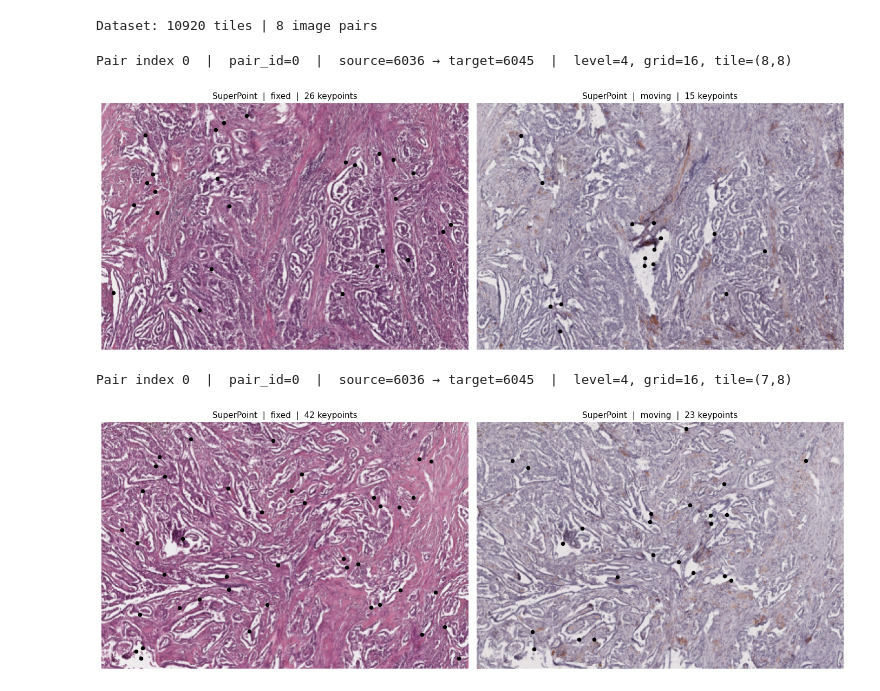
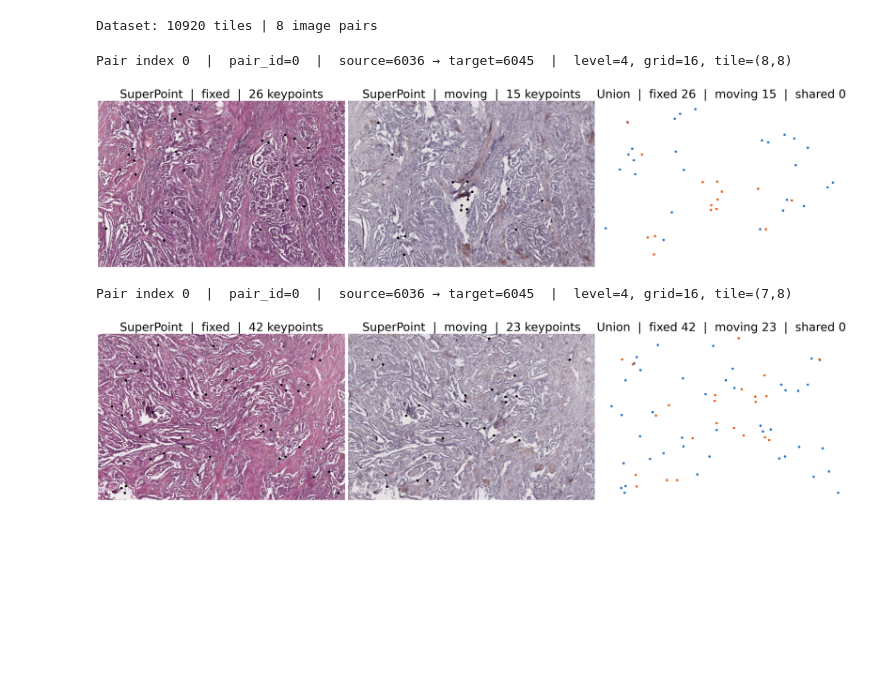
Before and after one commit to fusiongodo/medical-image-registration, a Jupyter notebook: explore/visualize_union.ipynb, the cells around one changed output. Drawn from its saved outputs; the diff is of its cells as text; code cells hidden in the pictures; blank space fills up the shorter version.

```diff
--- a/explore/visualize_union.ipynb
+++ b/explore/visualize_union.ipynb
@@ -82,7 +82,9 @@ def visualize_superpoint(
     fixed_display = to_rgb(sample["fixed_vis"]) if color else fixed_gray
     moving_display = to_rgb(sample["moving_vis"]) if color else moving_gray
 
-    fig, (ax_fixed, ax_moving, ax_union) = plt.subplots(1, 3, figsize=(21, 6))
+    fig, (ax_fixed, ax_moving, ax_union) = plt.subplots(
+        1, 3, figsize=(36, 10), dpi=150,
+    )
 
     print(
         f"Pair index {pair_id_index}  |  pair_id={pair_id}  |  "
@@ -95,8 +97,8 @@ def visualize_superpoint(
         (ax_moving, moving_display, moving_pts, "moving"),
     ]:
         n_kp = pts.shape[1] if pts.ndim == 2 else 0
-        ax.imshow(display, cmap=cmap)
-        ax.set_title(f"{det.name}  |  {side}  |  {n_kp} keypoints", fontsize=11)
+        ax.imshow(display, cmap=cmap, interpolation="nearest")
+        ax.set_title(f"{det.name}  |  {side}  |  {n_kp} keypoints", fontsize=40)
         ax.axis("off")
         if n_kp > 0:
             ax.scatter(pts[0], pts[1], s=kp_size, color=kp_color, linewidths=0)
@@ -107,67 +109,71 @@ def visualize_superpoint(
 
     def split(pts, keep_shared):
         if pts.ndim != 2 or pts.shape[1] == 0:
-            return np.zeros((2, 0)), np.zeros((2, 0))
+            return np.zeros((2, 0))
         xy = pts[:2, :].T
         mask = np.array([tuple(p.round().astype(int).tolist()) in shared_coords for p in xy])
-        sel = mask if keep_shared else ~mask
-        return xy[sel].T
+        return xy[mask if keep_shared else ~mask].T
 
-    fixed_only = split(fixed_pts, keep_shared=False)
+    fixed_only  = split(fixed_pts,  keep_shared=False)
     moving_only = split(moving_pts, keep_shared=False)
-    shared_fixed = split(fixed_pts, keep_shared=True)
+    shared      = split(fixed_pts,  keep_shared=True)
+
+    n_fixed_only  = fixed_only.shape[1]  if fixed_only.ndim  == 2 else 0
+    n_moving_only = moving_only.shape[1] if moving_only.ndim == 2 else 0
+    n_shared      = shared.shape[1]      if shared.ndim      == 2 else 0
 
     ax_union.set_facecolor("#1a1a1a")
     ax_union.set_xlim(0, W)
     ax_union.set_ylim(H, 0)
     ax_union.set_aspect("equal")
     ax_union.set_title(
-        f"Union  |  fixed-only {fixed_only.shape[1] if fixed_only.ndim==2 else 0} ●  "
-        f"moving-only {moving_only.shape[1] if moving_only.ndim==2 else 0} ●  "
-        f"shared {shared_fixed.shape[1] if shared_fixed.ndim==2 else 0} ●",
-        fontsize=11,
+        f"Union  |  fixed {n_fixed_only}  |  moving {n_moving_only}  |  shared {n_shared}",
+        fontsize=40,
     )
     ax_union.axis("off")
 
-    if fixed_only.ndim == 2 and fixed_only.shape[1] > 0:
-        ax_union.scatter(fixed_only[0], fixed_only[1], s=kp_size, color="#1565c0", linewidths=0, alpha=0.9)
-    if moving_only.ndim == 2 and moving_only.shape[1] > 0:
+    if n_fixed_only > 0:
+        ax_union.scatter(fixed_only[0],  fixed_only[1],  s=kp_size, color="#1565c0", linewidths=0, alpha=0.9)
+    if n_moving_only > 0:
         ax_union.scatter(moving_only[0], moving_only[1], s=kp_size, color="#e65100", linewidths=0, alpha=0.9)
-    if shared_fixed.ndim == 2 and shared_fixed.shape[1] > 0:
-        ax_union.scatter(shared_fixed[0], shared_fixed[1], s=kp_size, color="black", linewidths=0, alpha=1.0)
+    if n_shared > 0:
+        ax_union.scatter(shared[0],      shared[1],      s=kp_size, color="black",   linewidths=0, alpha=1.0)
 
     plt.tight_layout()
     plt.show()
 # %%
 conf_thresh = 0.385
+kp_size = 70
 
 visualize_superpoint(
     pair_id_index=0,
     quadtree_level=4,
     x_idx=8,
     y_idx=8,
     color=True,
     detector=SuperPointDetector(nms_dist=8,
         conf_thresh=conf_thresh,
         nn_thresh=0.7,),
     kp_color="black",
-    kp_size=30,
+    kp_size=kp_size
+,
 )
 
 visualize_superpoint(
     pair_id_index=0,
     quadtree_level=4,
     x_idx=7,
     y_idx=8,
     color=True,
     detector=SuperPointDetector(nms_dist=8,
         conf_thresh=conf_thresh,
         nn_thresh=0.7,),
     kp_color="black",
-    kp_size=30,
+    kp_size=kp_size
+,
 )
 # %% [output]
 Pair index 0  |  pair_id=0  |  source=6036 → target=6045  |  level=4, grid=16, tile=(8,8)
-[figure, old version]
+[figure, new version]
 Pair index 0  |  pair_id=0  |  source=6036 → target=6045  |  level=4, grid=16, tile=(7,8)
-[figure, old version]
+[figure, new version]
```
Also changed, not shown: 5 other files.
